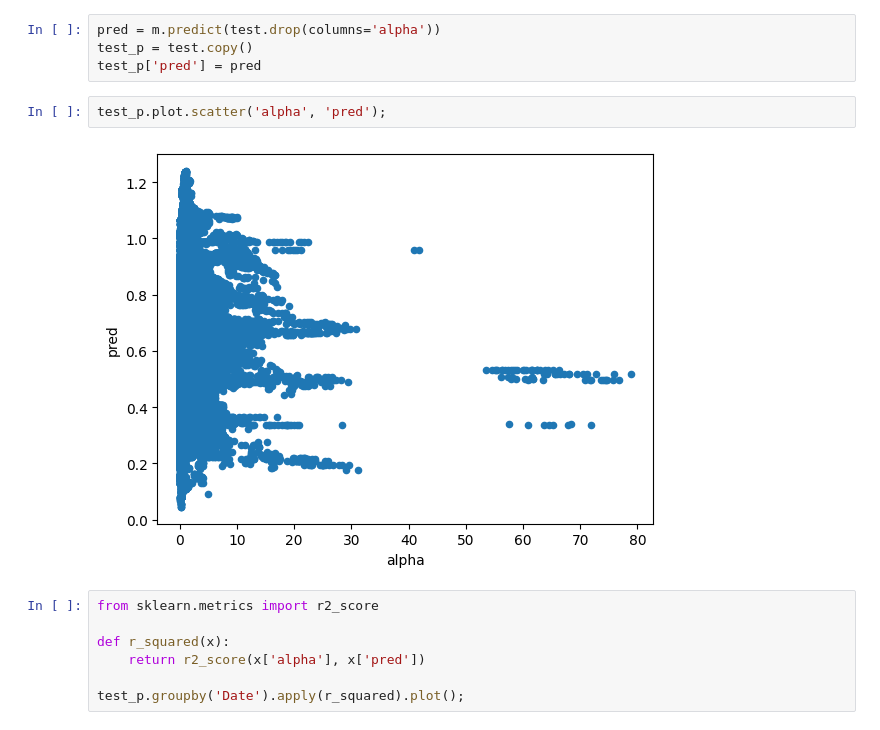
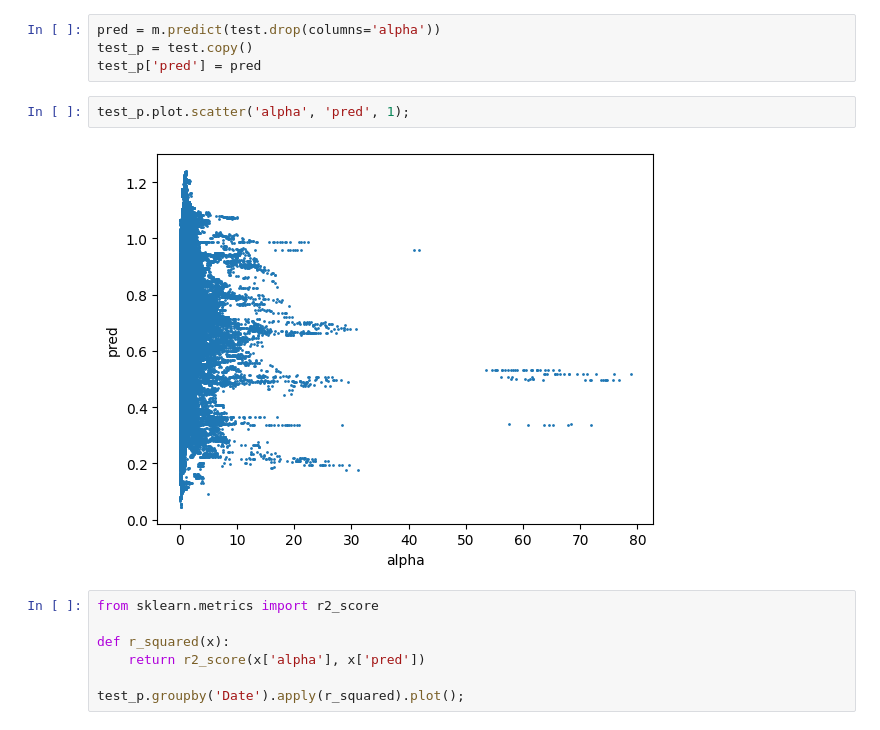
Before and after one commit to dllllb/finexp, a Jupyter notebook: basepred.ipynb, the cells around one changed output. Drawn from its saved outputs; the diff is of its cells as text.

Commit message:
scatter+

```diff
--- a/basepred.ipynb
+++ b/basepred.ipynb
@@ -106,9 +106,9 @@ pred = m.predict(test.drop(columns='alpha'))
 test_p = test.copy()
 test_p['pred'] = pred
 # %%
-test_p.plot.scatter('alpha', 'pred');
+test_p.plot.scatter('alpha', 'pred', 1);
 # %% [output]
-[figure, old version]
+[figure, new version]
 # %%
 from sklearn.metrics import r2_score
 
```
Also changed, not shown: parts of 1 cell of this notebook.
